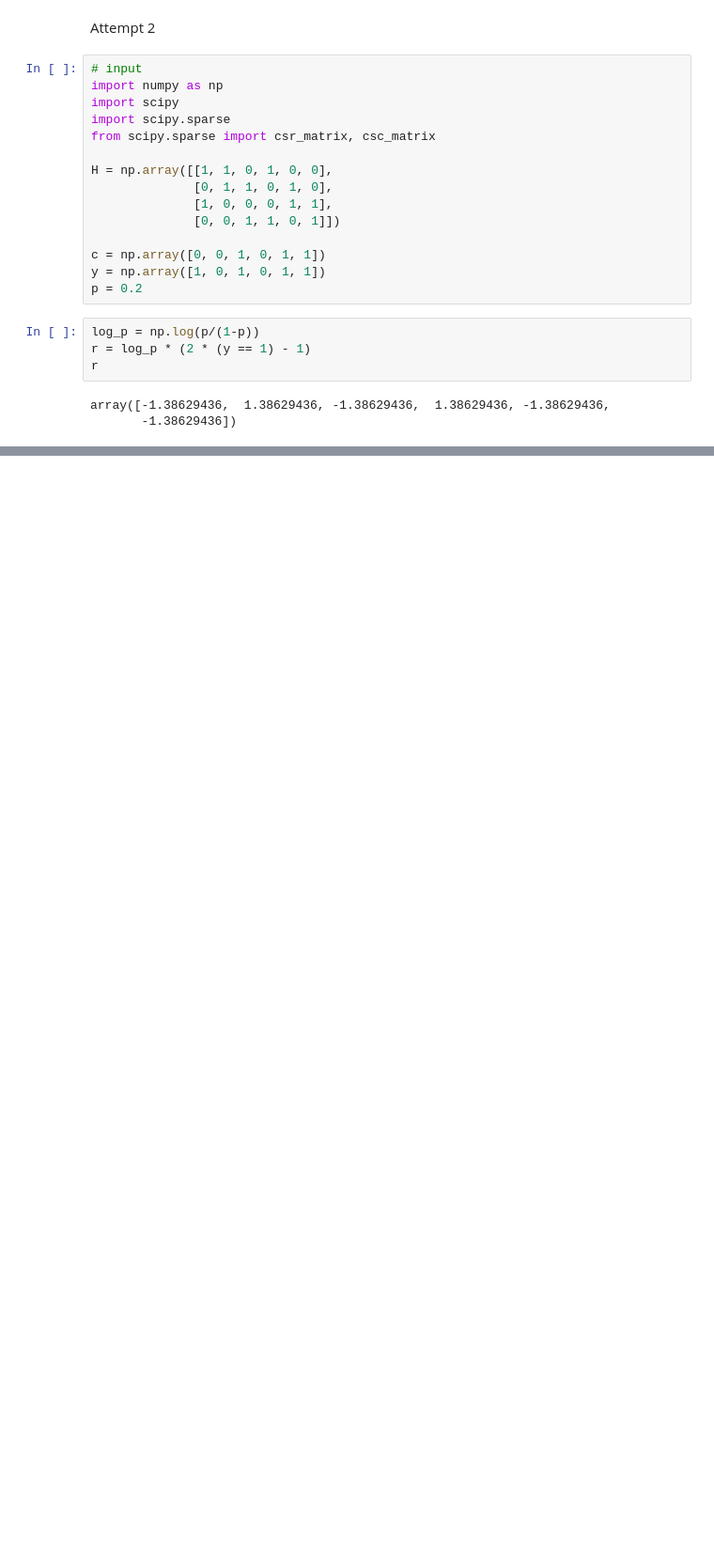
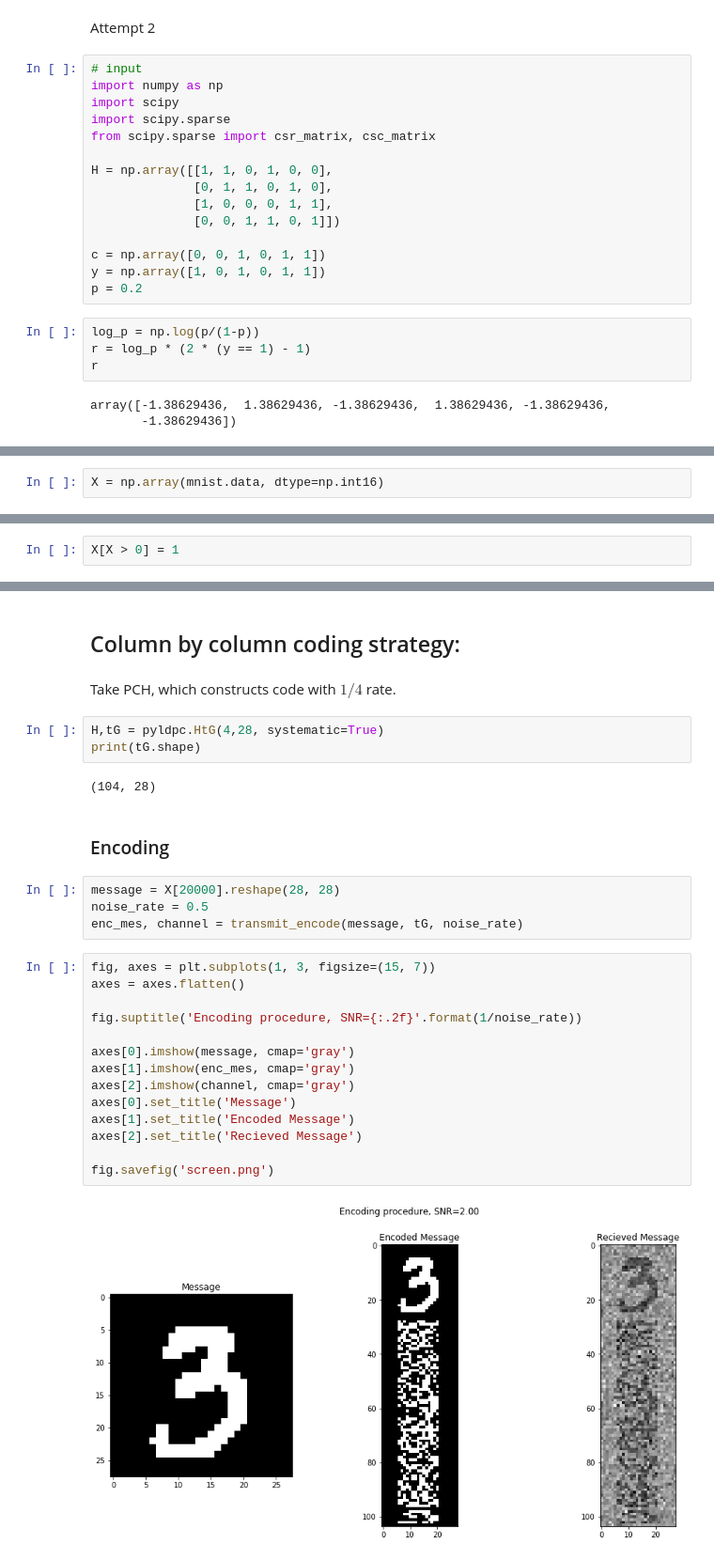
Before and after one commit to dashafok/LDPC, a Jupyter notebook: experiments.ipynb, the cells around one changed output, grey strips where cells are left out. Shown at 94% size. Saved outputs shown, nothing was run; the diff lists cells and outputs as text; blank space fills up the shorter version.

```diff
--- a/experiments.ipynb
+++ b/experiments.ipynb
@@ -144,0 +146,2 @@ array([0, 0, 1, 0, 1, 1])
+# %%
+X = np.array(mnist.data, dtype=np.int16)
@@ -144,0 +154,2 @@ array([0, 0, 1, 0, 1, 1])
+# %%
+X[X > 0] = 1
@@ -144,0 +250,31 @@ array([0, 0, 1, 0, 1, 1])
+# %% [markdown]
+## Column by column coding strategy:
+# %% [markdown]
+Take PCH, which constructs code with $1/4$ rate.
+# %%
+H,tG = pyldpc.HtG(4,28, systematic=True)
+print(tG.shape)
+# %% [output]
+(104, 28)
+# %% [markdown]
+### Encoding
+# %%
+message = X[20000].reshape(28, 28)
+noise_rate = 0.5
+enc_mes, channel = transmit_encode(message, tG, noise_rate)
+# %%
+fig, axes = plt.subplots(1, 3, figsize=(15, 7))
+axes = axes.flatten()
+
+fig.suptitle('Encoding procedure, SNR={:.2f}'.format(1/noise_rate))
+
+axes[0].imshow(message, cmap='gray')
+axes[1].imshow(enc_mes, cmap='gray')
+axes[2].imshow(channel, cmap='gray')
+axes[0].set_title('Message')
+axes[1].set_title('Encoded Message')
+axes[2].set_title('Recieved Message')
+
+fig.savefig('screen.png')
+# %% [output]
+[figure, added]
```
Also changed, not shown: parts of 22 cells of this notebook.
